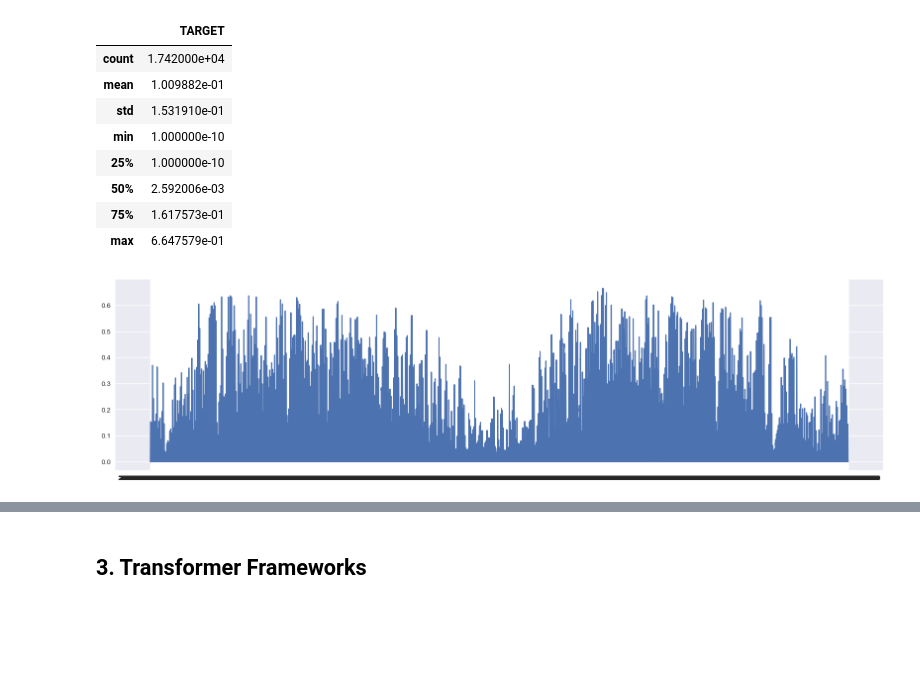
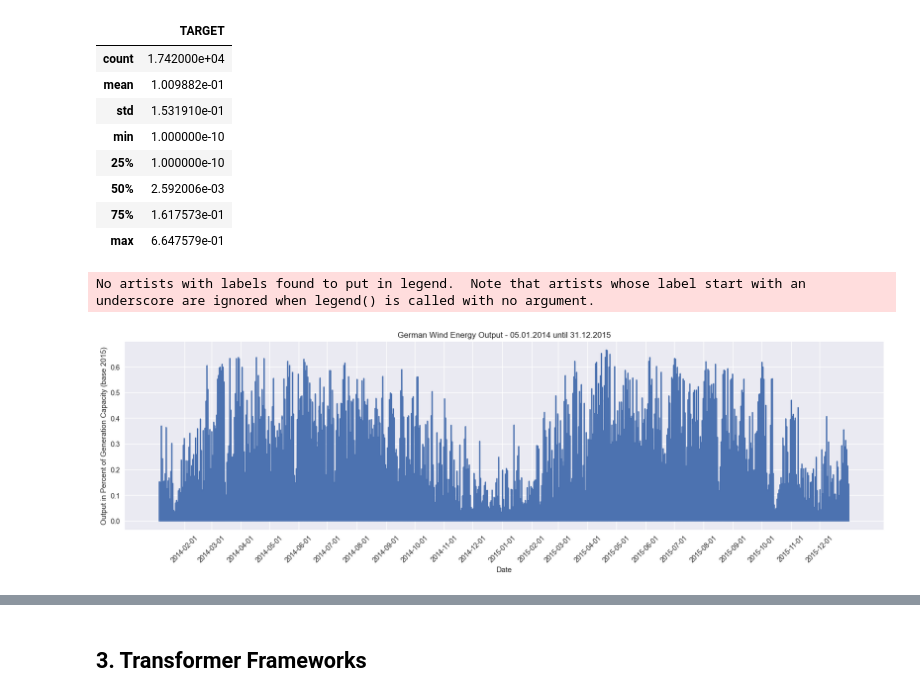
Before and after one commit to anasashb/TransformersEnergyTS, a Jupyter notebook: prototype.ipynb, the cells around one changed output, grey strips where cells are left out. Drawn from its saved outputs; the diff is of its cells as text; code cells hidden in the pictures; blank space fills up the shorter version.

```diff
--- a/prototype.ipynb
+++ b/prototype.ipynb
@@ -154,10 +194,16 @@ df3.describe()
 | 50% | 2.592006e-03 |
 | 75% | 1.617573e-01 |
 | max | 6.647579e-01 |
-# %%
-# Plot
-plt.figure(figsize=(20, 5))
-plt.plot(df3['date'], df2['TARGET'])
-plt.show()
-# %% [output]
-[figure, removed]
+# %%
+# Plot
+plt.figure(figsize=(20, 5))
+plt.plot(pd.date_range(start="2014-01-05 4:00:00", end="2015-12-31 23:00:00", freq='H'), df3['TARGET'])
+plt.title('German Wind Energy Output - 05.01.2014 until 31.12.2015')
+plt.xticks(pd.date_range(start="2014-01-05", end="2015-12-31", freq='MS'))
+plt.xticks(rotation=45)
+plt.xlabel('Date')
+plt.ylabel('Output in Percent of Generation Capacity (base 2015)')
+plt.show()
+# %% [output]
+No artists with labels found to put in legend.  Note that artists whose label start with an underscore are ignored when legend() is called with no argument.
+[figure, added]
```
Also changed, not shown: parts of 37 cells of this notebook.
